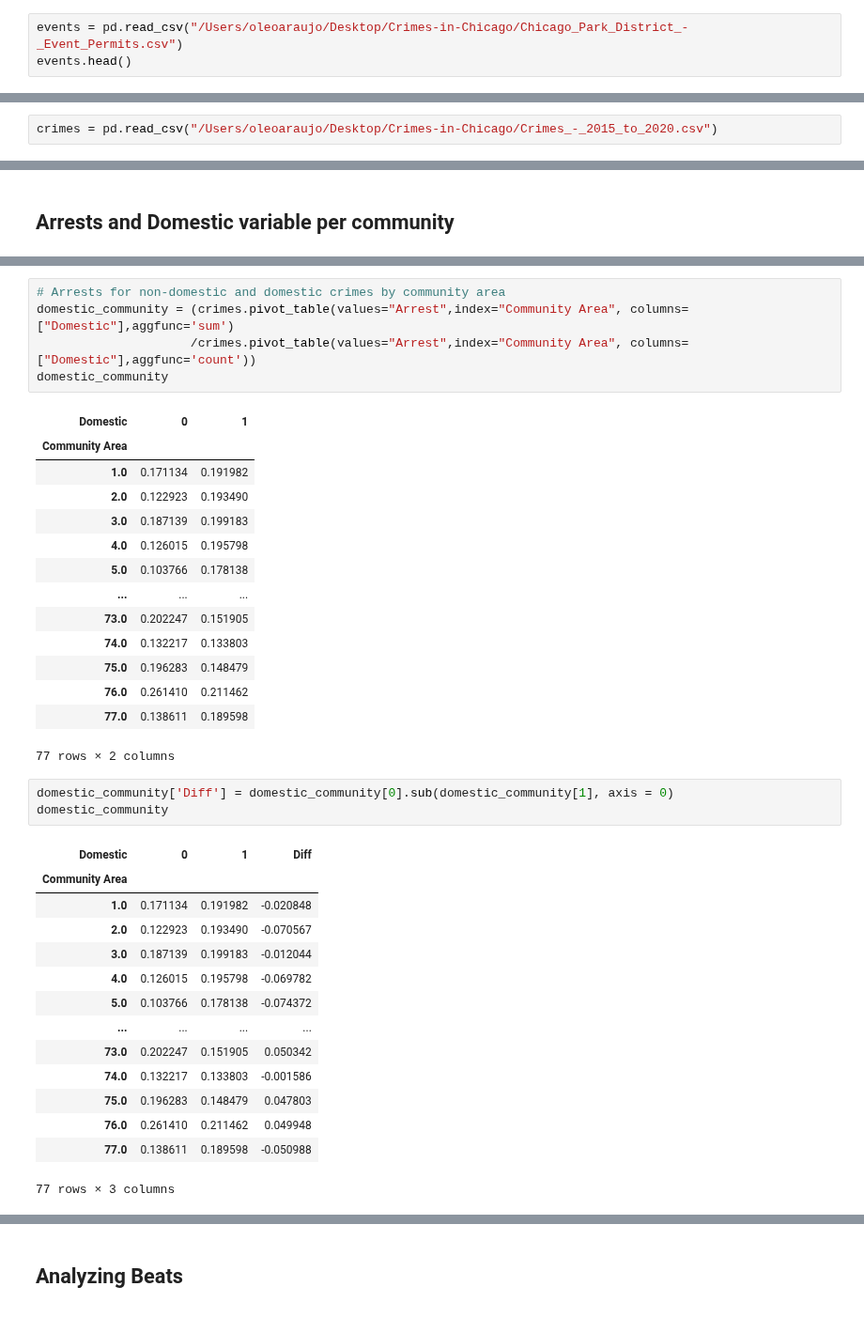
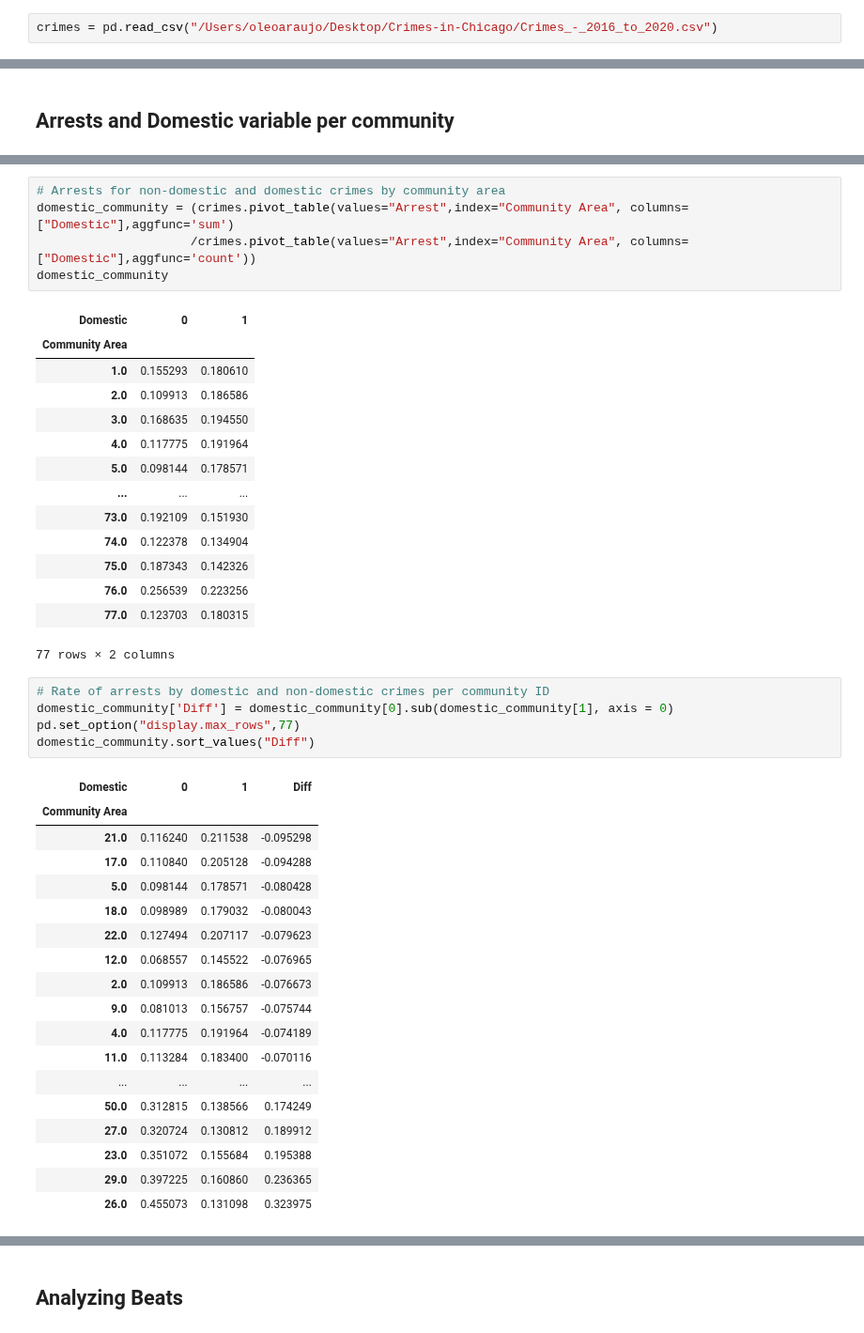
Before and after one commit to leo-cavalcante/crimes-in-chicago, a Jupyter notebook: Community Analysis.ipynb, the cells around one changed output, grey strips where cells are left out. Shown at 94% size. Cells and saved outputs as stored; diff of their text form.

```diff
--- a/Community Analysis.ipynb
+++ b/Community Analysis.ipynb
@@ -13,5 +13,4 @@ import matplotlib.pyplot as plt
 # %% [markdown]
 ## Importing database
 # %%
-events = pd.read_csv("/Users/oleoaraujo/Desktop/Crimes-in-Chicago/Chicago_Park_District_-_Event_Permits.csv")
-events.head()
+crimes = pd.read_csv("/Users/oleoaraujo/Desktop/Crimes-in-Chicago/Crimes_-_2016_to_2020.csv")
@@ -45,5 +17,3 @@ array(['Permit - Event 1 Cluster 3', 'Permit - Event 1 Cluster 1',
-# %%
-crimes = pd.read_csv("/Users/oleoaraujo/Desktop/Crimes-in-Chicago/Crimes_-_2015_to_2020.csv")
 # %%
 crimes.head(20)
 # %% [output]
@@ -226,36 +198,42 @@ domestic_community
 # %% [output]
 | Domestic | 0 | 1 |
 | Community Area |  |  |
-| 1.0 | 0.171134 | 0.191982 |
-| 2.0 | 0.122923 | 0.193490 |
-| 3.0 | 0.187139 | 0.199183 |
-| 4.0 | 0.126015 | 0.195798 |
-| 5.0 | 0.103766 | 0.178138 |
+| 1.0 | 0.155293 | 0.180610 |
+| 2.0 | 0.109913 | 0.186586 |
+| 3.0 | 0.168635 | 0.194550 |
+| 4.0 | 0.117775 | 0.191964 |
+| 5.0 | 0.098144 | 0.178571 |
 | ... | ... | ... |
-| 73.0 | 0.202247 | 0.151905 |
-| 74.0 | 0.132217 | 0.133803 |
-| 75.0 | 0.196283 | 0.148479 |
-| 76.0 | 0.261410 | 0.211462 |
-| 77.0 | 0.138611 | 0.189598 |
+| 73.0 | 0.192109 | 0.151930 |
+| 74.0 | 0.122378 | 0.134904 |
+| 75.0 | 0.187343 | 0.142326 |
+| 76.0 | 0.256539 | 0.223256 |
+| 77.0 | 0.123703 | 0.180315 |
 77 rows × 2 columns
 # %%
+# Rate of arrests by domestic and non-domestic crimes per community ID
 domestic_community['Diff'] = domestic_community[0].sub(domestic_community[1], axis = 0)
-domestic_community
+pd.set_option("display.max_rows",77)
+domestic_community.sort_values("Diff")
 # %% [output]
 | Domestic | 0 | 1 | Diff |
 | Community Area |  |  |  |
-| 1.0 | 0.171134 | 0.191982 | -0.020848 |
-| 2.0 | 0.122923 | 0.193490 | -0.070567 |
-| 3.0 | 0.187139 | 0.199183 | -0.012044 |
-| 4.0 | 0.126015 | 0.195798 | -0.069782 |
-| 5.0 | 0.103766 | 0.178138 | -0.074372 |
+| 21.0 | 0.116240 | 0.211538 | -0.095298 |
+| 17.0 | 0.110840 | 0.205128 | -0.094288 |
+| 5.0 | 0.098144 | 0.178571 | -0.080428 |
+| 18.0 | 0.098989 | 0.179032 | -0.080043 |
+| 22.0 | 0.127494 | 0.207117 | -0.079623 |
+| 12.0 | 0.068557 | 0.145522 | -0.076965 |
+| 2.0 | 0.109913 | 0.186586 | -0.076673 |
+| 9.0 | 0.081013 | 0.156757 | -0.075744 |
+| 4.0 | 0.117775 | 0.191964 | -0.074189 |
+| 11.0 | 0.113284 | 0.183400 | -0.070116 |
 | ... | ... | ... | ... |
-| 73.0 | 0.202247 | 0.151905 | 0.050342 |
-| 74.0 | 0.132217 | 0.133803 | -0.001586 |
-| 75.0 | 0.196283 | 0.148479 | 0.047803 |
-| 76.0 | 0.261410 | 0.211462 | 0.049948 |
-| 77.0 | 0.138611 | 0.189598 | -0.050988 |
+| 50.0 | 0.312815 | 0.138566 | 0.174249 |
+| 27.0 | 0.320724 | 0.130812 | 0.189912 |
+| 23.0 | 0.351072 | 0.155684 | 0.195388 |
+| 29.0 | 0.397225 | 0.160860 | 0.236365 |
+| 26.0 | 0.455073 | 0.131098 | 0.323975 |
-77 rows × 3 columns
 # %%
 domestic_community.describe()
 # %% [output]
```
Also changed, not shown: parts of 34 cells of this notebook, 3 other files.
